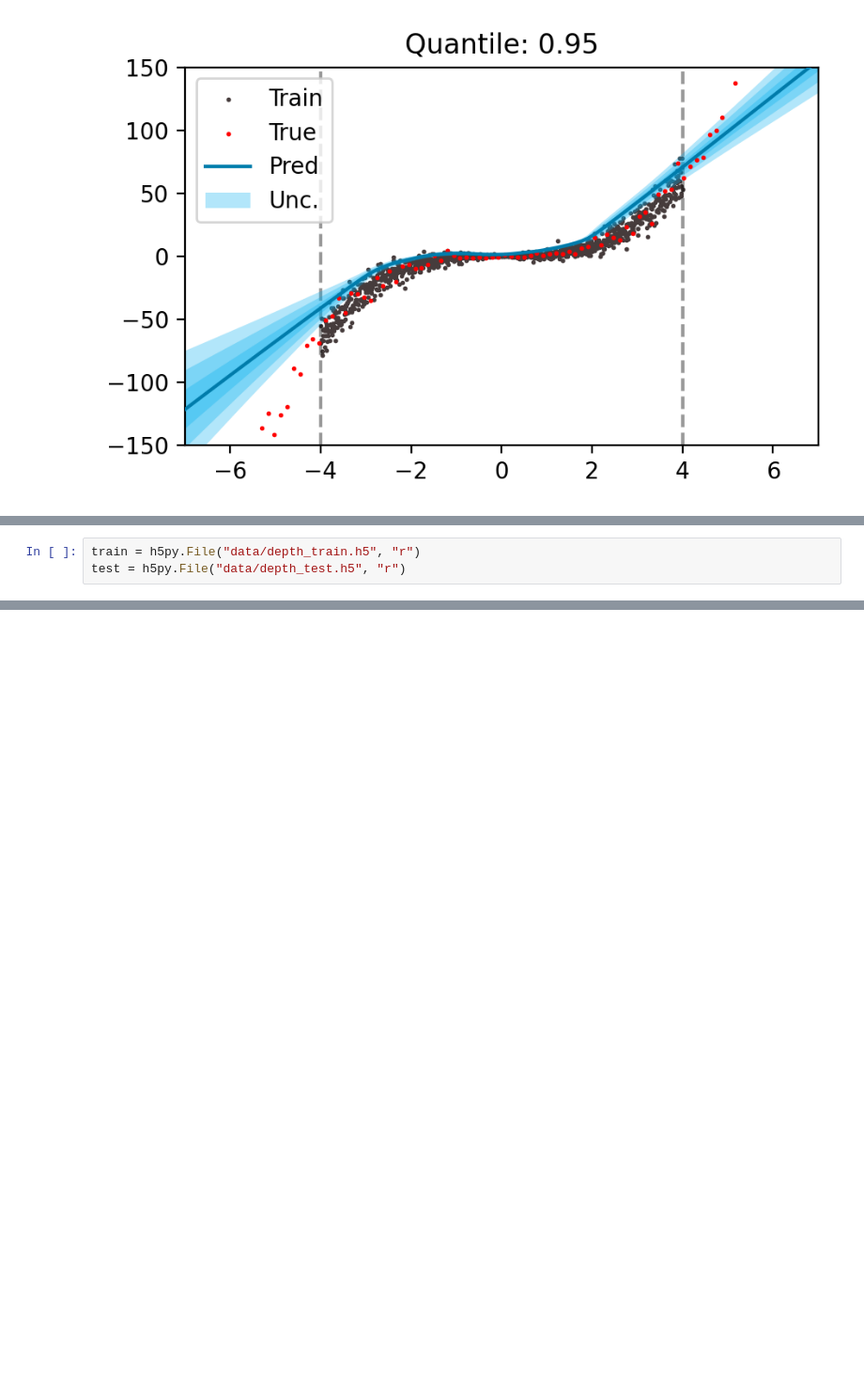
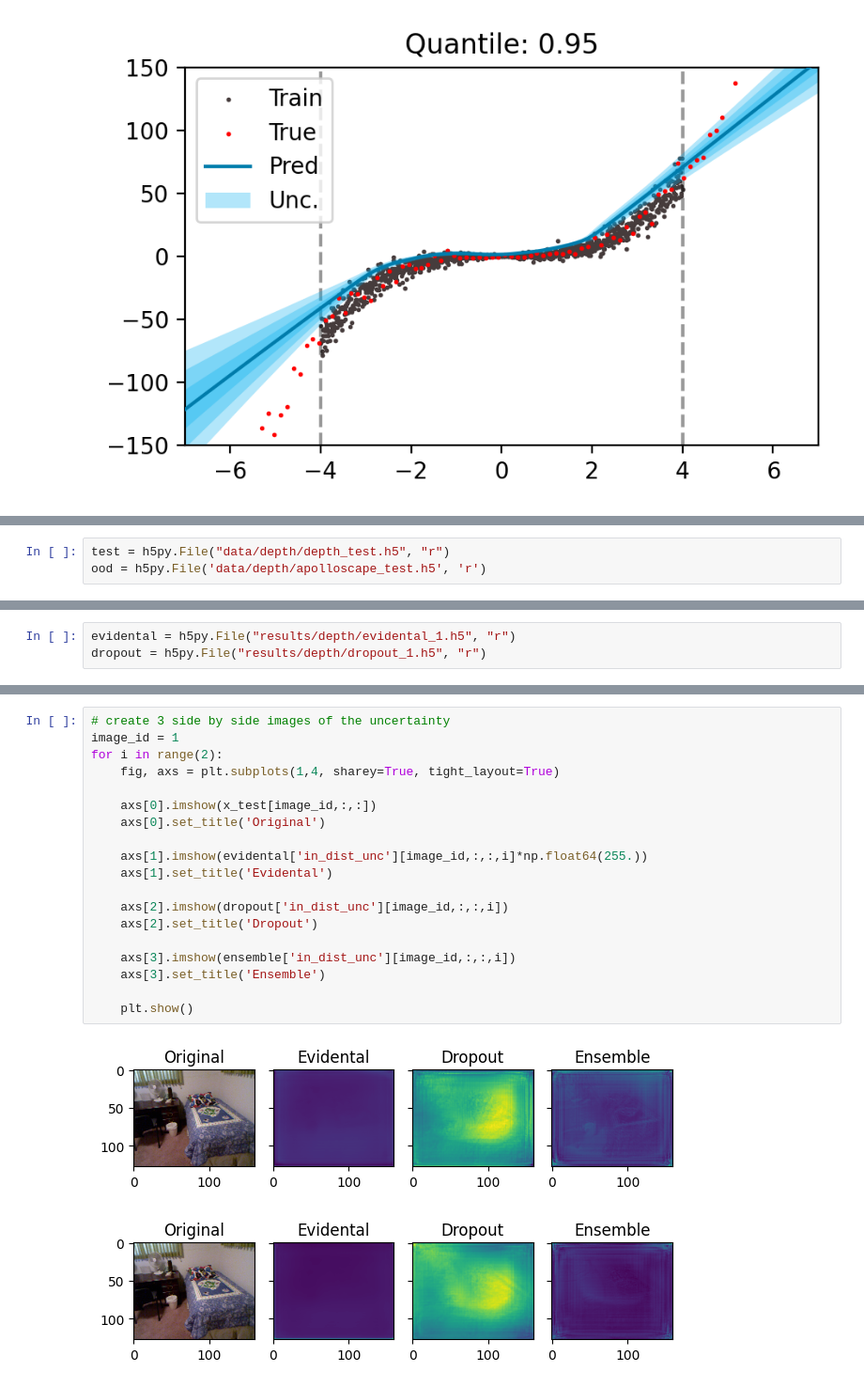
Before and after one commit to fbohu/evidential-quantile-regression, a Jupyter notebook: testing.ipynb, the cells around one changed output, grey strips where cells are left out. Shown at 94% size. Cells and saved outputs as stored; diff of their text form; blank space fills up the shorter version.

```diff
--- a/testing.ipynb
+++ b/testing.ipynb
@@ -458,3 +449,3 @@ from quantilelosses import *
 # %%
-train = h5py.File("data/depth_train.h5", "r")
-test = h5py.File("data/depth_test.h5", "r")
+test = h5py.File("data/depth/depth_test.h5", "r")
+ood = h5py.File('data/depth/apolloscape_test.h5', 'r')
@@ -537,0 +455,3 @@ OrderedDict([('cpu_compiler', '/dt9/usr/bin/gcc'),
+# %%
+evidental = h5py.File("results/depth/evidental_1.h5", "r")
+dropout = h5py.File("results/depth/dropout_1.h5", "r")
@@ -537,0 +586,22 @@ OrderedDict([('cpu_compiler', '/dt9/usr/bin/gcc'),
+# %%
+# create 3 side by side images of the uncertainty
+image_id = 1
+for i in range(2):
+    fig, axs = plt.subplots(1,4, sharey=True, tight_layout=True)
+
+    axs[0].imshow(x_test[image_id,:,:])
+    axs[0].set_title('Original')
+
+    axs[1].imshow(evidental['in_dist_unc'][image_id,:,:,i]*np.float64(255.))
+    axs[1].set_title('Evidental')
+
+    axs[2].imshow(dropout['in_dist_unc'][image_id,:,:,i])
+    axs[2].set_title('Dropout')
+
+    axs[3].imshow(ensemble['in_dist_unc'][image_id,:,:,i])
+    axs[3].set_title('Ensemble')
+
+    plt.show()
+# %% [output]
+[figure, added]
+[figure, added]
```
Also changed, not shown: parts of 31 cells of this notebook, 11 other files.
